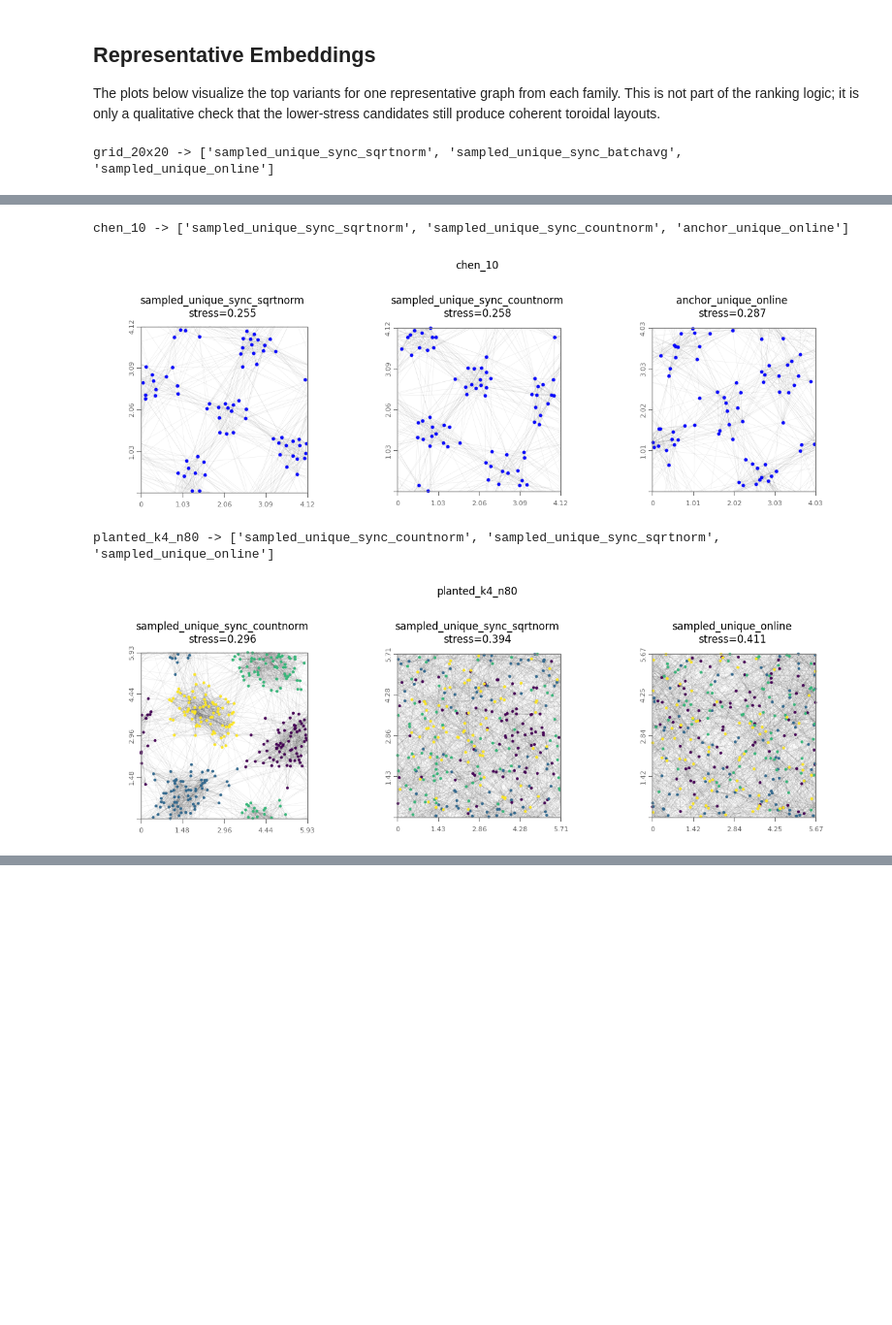
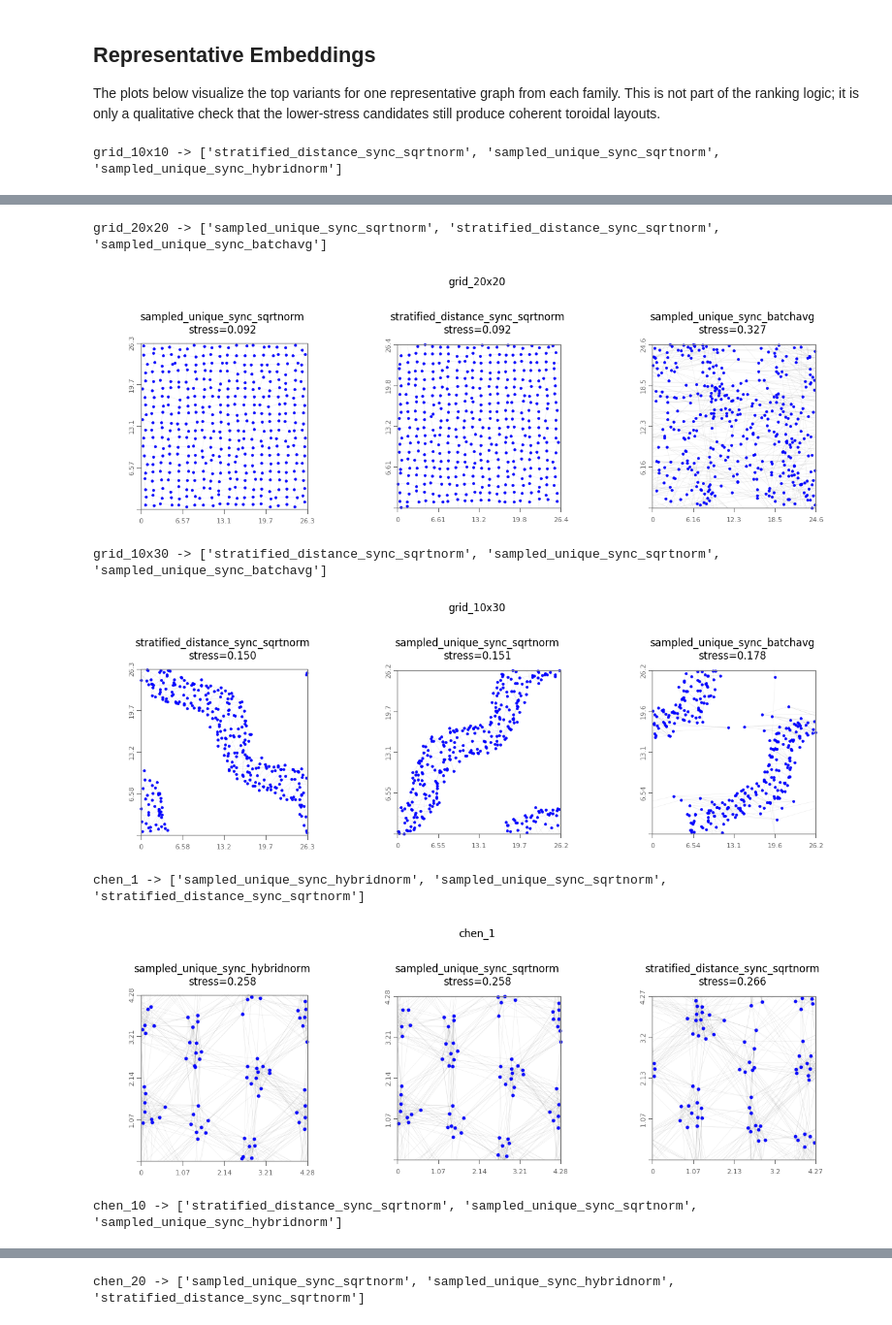
Before and after one commit to JacobLMiller/torus-mds, a Jupyter notebook: better_stress.ipynb, the cells around one changed output, grey strips where cells are left out. Shown at 97% size. Drawn from its saved outputs; the diff is of its cells as text; code cells hidden in the pictures; blank space fills up the shorter version.

Commit message:
Ran some more variants

```diff
--- a/better_stress.ipynb
+++ b/better_stress.ipynb
@@ -40,8 +43,12 @@ BENCHMARK_KWARGS = {
     "theta": np.pi / 2,
 }
 SEEDS = (0, 1, 2)
-CHEN_INDICES = (1, 5, 10, 15, 20)
+CHEN_INDICES = None
 VARIANT_NAMES = [variant.name for variant in experiments.VARIANTS]
+VARIANT_NAMES.remove("full_sweep_sync_sqrtnorm")
+VARIANT_NAMES.remove("anchor_unique_online")
+VARIANT_NAMES.remove("coverage_unique_sync_sqrtnorm")
+print("Variants:", VARIANT_NAMES, "")
 
 print("Warming up Numba kernels...")
 experiments.warmup_variants()
@@ -324,11 +345,13 @@ display(objective_summary["by_group"])
 This diagnostic keeps the torus objective fixed and logs per-epoch statistics for visit imbalance, pair-gradient magnitudes, and resulting node movement magnitudes.
 # %%
 diagnostic_datasets = ["grid_20x20", "chen_10", "planted_k4_n80"]
-diagnostic_variants = [
-    "baseline_random_minibatch",
-    "sampled_unique_sync_countnorm",
-    "sampled_unique_sync_sqrtnorm",
-]
+# diagnostic_variants = [
+#     "baseline_random_minibatch",
+#     "sampled_unique_sync_countnorm",
+#     "sampled_unique_sync_sqrtnorm",
+# ]
+diagnostic_variants = VARIANT_NAMES
+diagnostic_variants.remove("sampled_unique_online")
 
 diagnostic_rows = []
 for dataset_name in diagnostic_datasets:
@@ -523,7 +563,16 @@ display(diverse_euclidean_summary["by_group"])
 
 The plots below visualize the top variants for one representative graph from each family. This is not part of the ranking logic; it is only a qualitative check that the lower-stress candidates still produce coherent toroidal layouts.
 # %%
-representative_datasets = ["grid_20x20", "chen_10", "planted_k4_n80"]
+representative_datasets = [
+    "grid_10x10",
+    "grid_20x20",
+    "grid_10x30",
+    "chen_1",
+    "chen_10",
+    "chen_20",
+    "planted_k4_n40",
+    "planted_k4_n80",
+]
 
 for dataset_name in representative_datasets:
     spec = next(spec for spec in benchmark_specs if spec.name == dataset_name)
@@ -537,4 +586,4 @@ for dataset_name in representative_datasets:
     )
     plt.show()
 # %% [output]
-grid_20x20 -> ['sampled_unique_sync_sqrtnorm', 'sampled_unique_sync_batchavg', 'sampled_unique_online']
+grid_10x10 -> ['stratified_distance_sync_sqrtnorm', 'sampled_unique_sync_sqrtnorm', 'sampled_unique_sync_hybridnorm']
@@ -542,4 +591,7 @@ grid_20x20 -> ['sampled_unique_sync_sqrtnorm', 'sampled_unique_sync_batchavg', '
-chen_10 -> ['sampled_unique_sync_sqrtnorm', 'sampled_unique_sync_countnorm', 'anchor_unique_online']
+grid_20x20 -> ['sampled_unique_sync_sqrtnorm', 'stratified_distance_sync_sqrtnorm', 'sampled_unique_sync_batchavg']
-[figure, old version]
+[figure, new version]
-planted_k4_n80 -> ['sampled_unique_sync_countnorm', 'sampled_unique_sync_sqrtnorm', 'sampled_unique_online']
+grid_10x30 -> ['stratified_distance_sync_sqrtnorm', 'sampled_unique_sync_sqrtnorm', 'sampled_unique_sync_batchavg']
-[figure, old version]
+[figure, new version]
+chen_1 -> ['sampled_unique_sync_hybridnorm', 'sampled_unique_sync_sqrtnorm', 'stratified_distance_sync_sqrtnorm']
+[figure, added]
+chen_10 -> ['stratified_distance_sync_sqrtnorm', 'sampled_unique_sync_sqrtnorm', 'sampled_unique_sync_hybridnorm']
@@ -545,0 +599 @@ planted_k4_n80 -> ['sampled_unique_sync_countnorm', 'sampled_unique_sync_sqrtnor
+chen_20 -> ['sampled_unique_sync_sqrtnorm', 'sampled_unique_sync_hybridnorm', 'stratified_distance_sync_sqrtnorm']
```
Also changed, not shown: parts of 17 cells of this notebook, 1 other file.
